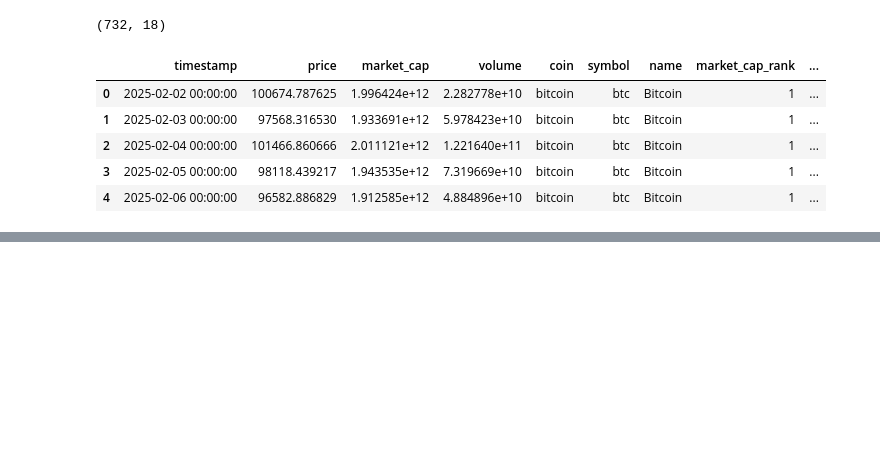
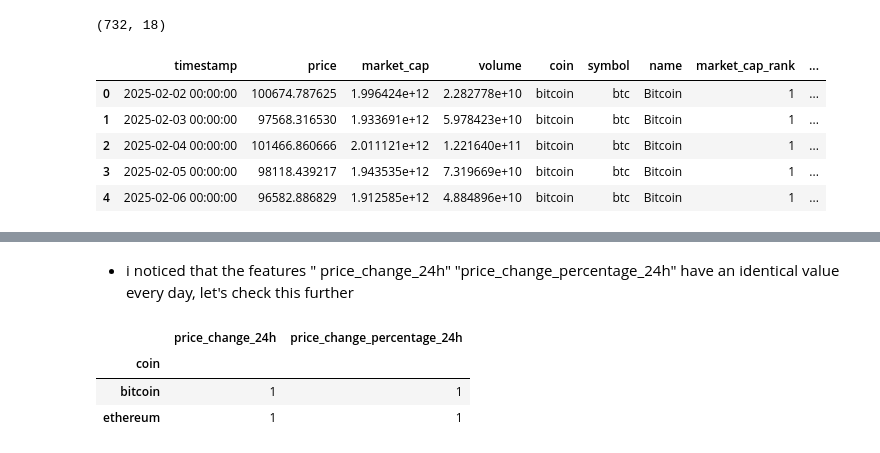
Before and after one commit to tlilimaryem7-cloud/AI-powered-cryptocurrency-market-analysis-and-decision-support-system, a Jupyter notebook: notebooks/02_eda.ipynb, the cells around one changed output, grey strips where cells are left out. Saved outputs shown, nothing was run; the diff lists cells and outputs as text; code cells hidden in the pictures; blank space fills up the shorter version.

```diff
--- a/notebooks/02_eda.ipynb
+++ b/notebooks/02_eda.ipynb
@@ -19,0 +90,9 @@ df.head()
+# %% [markdown]
+* i noticed that the features " price_change_24h" "price_change_percentage_24h" have an identical value every day, let's check this further
+# %%
+df.groupby("coin")[["price_change_24h", "price_change_percentage_24h"]].nunique()
+# %% [output]
+|  | price_change_24h | price_change_percentage_24h |
+| coin |  |  |
+| bitcoin | 1 | 1 |
+| ethereum | 1 | 1 |
```
Also changed, not shown: parts of 45 cells of this notebook, 1 other file.
